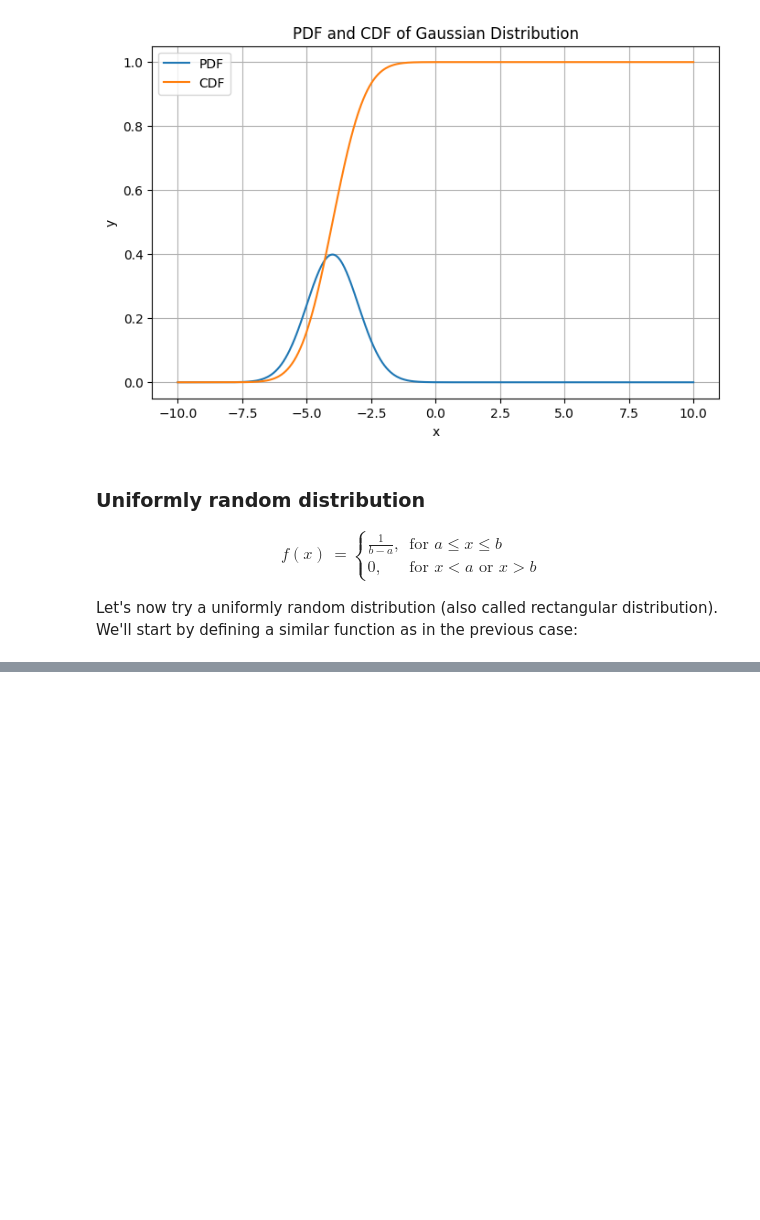
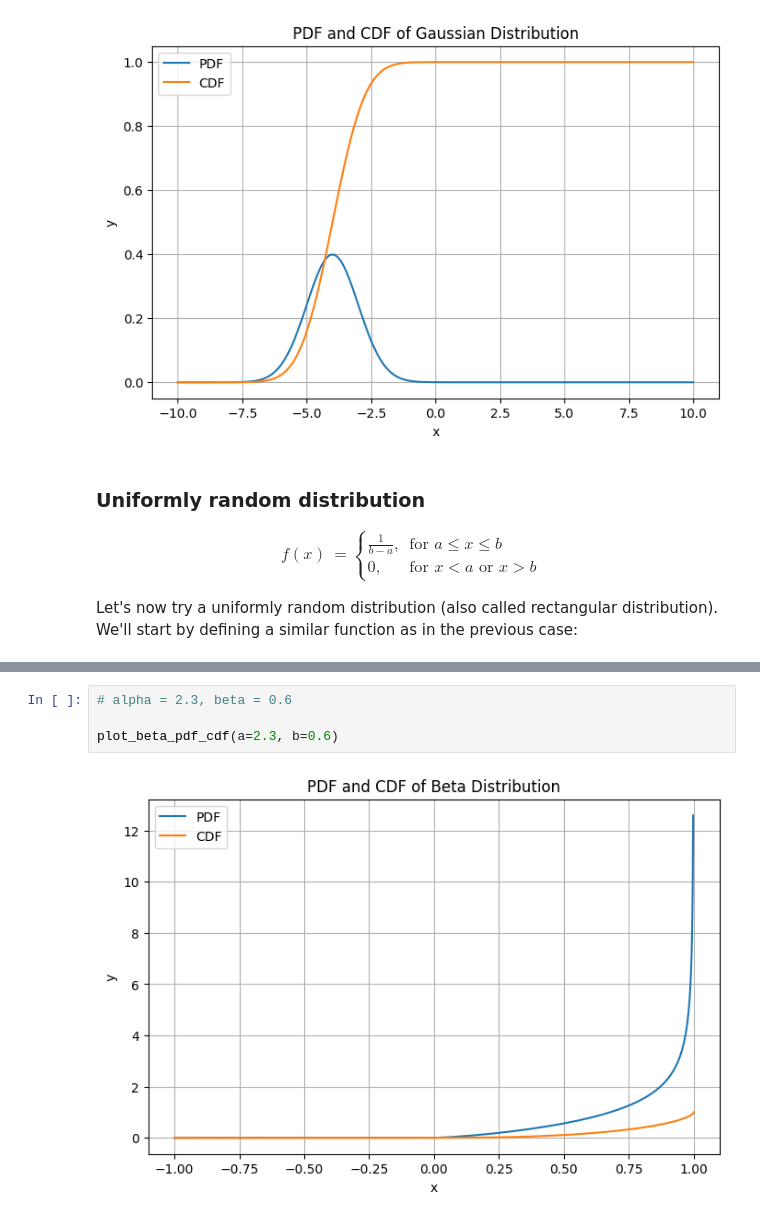
Before and after one commit to g1nj0L/AAQL_2025, a Jupyter notebook: problemes/problem_0.ipynb, the cells around one changed output, grey strips where cells are left out. Saved outputs shown, nothing was run; the diff lists cells and outputs as text; blank space fills up the shorter version.

```diff
--- a/problemes/problem_0.ipynb
+++ b/problemes/problem_0.ipynb
@@ -172,3 +176,9 @@ plot_beta_pdf_cdf(a=5, b=5)
+# %%
+# alpha = 2.3, beta = 0.6
+
+plot_beta_pdf_cdf(a=2.3, b=0.6)
+# %% [output]
+[figure, added]
 # %% [markdown]
 ### Generating random data
 
```
Also changed, not shown: parts of 14 cells of this notebook.
